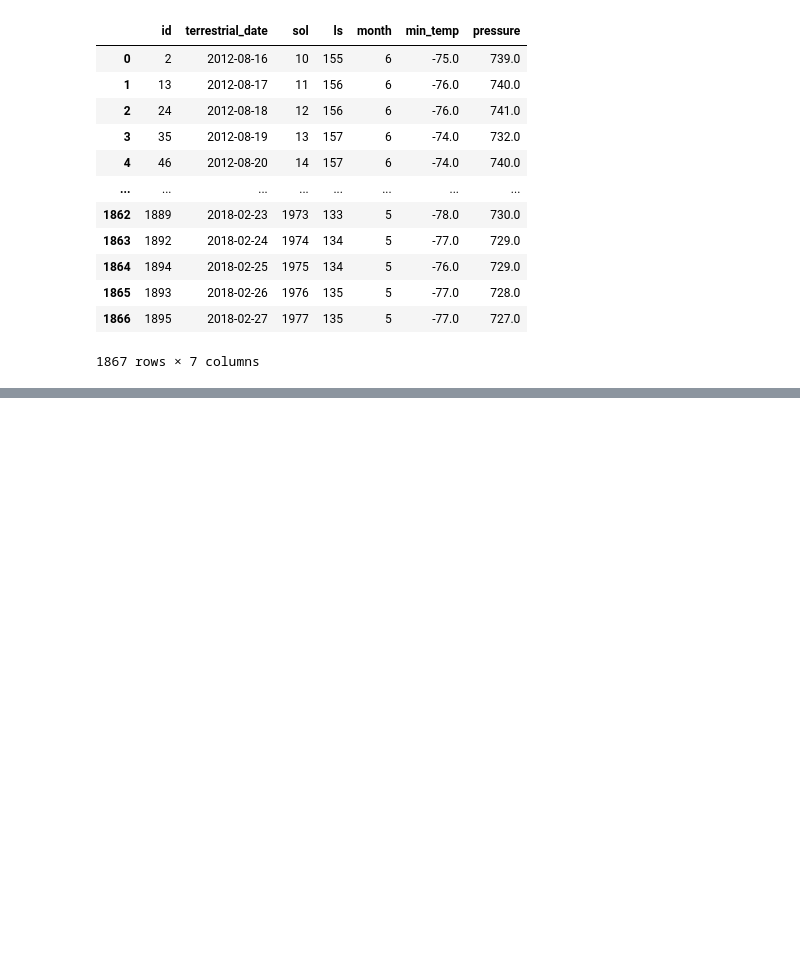
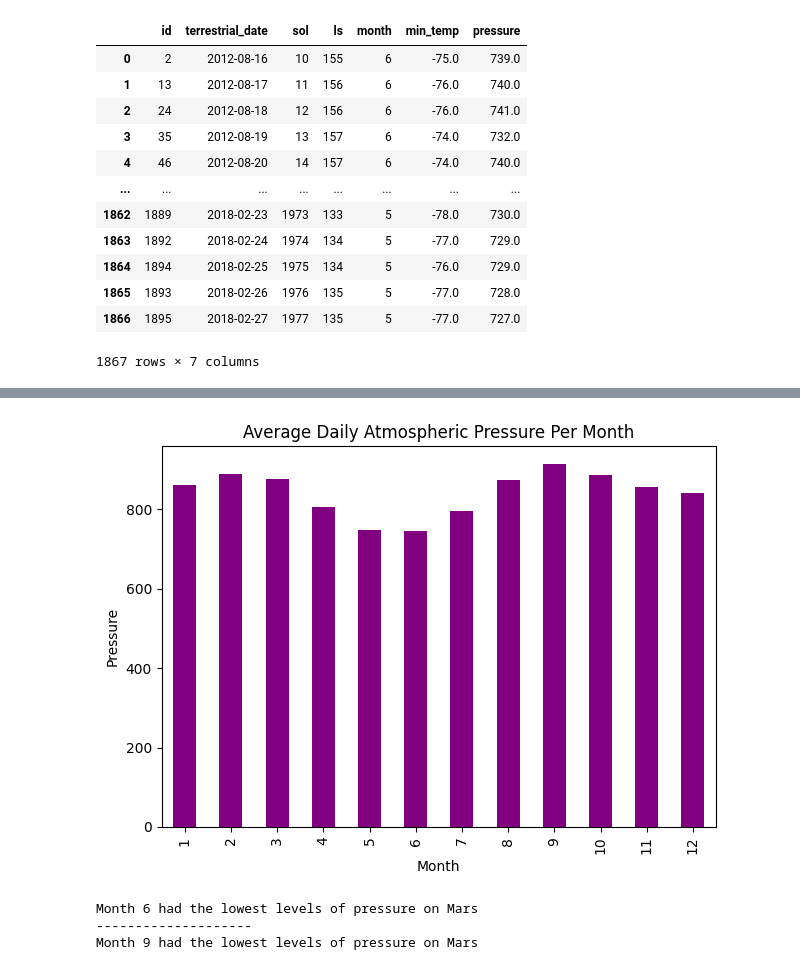
Before and after one commit to VivianSun0927/web-scraping-challenge, a Jupyter notebook: part_2_mars_weather.ipynb, the cells around one changed output, grey strips where cells are left out. Cells and saved outputs as stored; diff of their text form; code cells hidden in the pictures; blank space fills up the shorter version.

```diff
--- a/part_2_mars_weather.ipynb
+++ b/part_2_mars_weather.ipynb
@@ -52,0 +120,29 @@ df
+# %%
+# Which months have the lowest and the highest atmospheric pressure on Mars? To answer this question:
+# Find the average daily atmospheric pressure of all the months.
+avg_pressure = round(df.groupby('month').mean()['pressure'],2)
+
+#Plot the results as a bar chart.
+avg_pressure.plot(kind="bar", color = "purple")
+plt.xlabel("Month")
+plt.ylabel("Pressure")
+plt.title("Average Daily Atmospheric Pressure Per Month")
+plt.tight_layout()
+plt.savefig("Images/average_pressure.png")
+# %% [output]
+[figure, added]
+# %%
+# Calculate the lowest and the highest atmospheric pressure on Mars and print the results
+min_pressure = avg_pressure == avg_pressure.min()
+max_pressure = avg_pressure == avg_pressure.max()
+
+lowest_pressure_month = avg_pressure[min_pressure].index[0]
+highest_pressure_month = avg_pressure[max_pressure].index[0]
+
+print(f"Month {lowest_pressure_month} had the lowest levels of pressure on Mars")
+print('--------------------')
+print(f"Month {highest_pressure_month} had the lowest levels of pressure on Mars")
+# %% [output]
+Month 6 had the lowest levels of pressure on Mars
+--------------------
+Month 9 had the lowest levels of pressure on Mars
```
Also changed, not shown: parts of 11 cells of this notebook, 4 other files.
